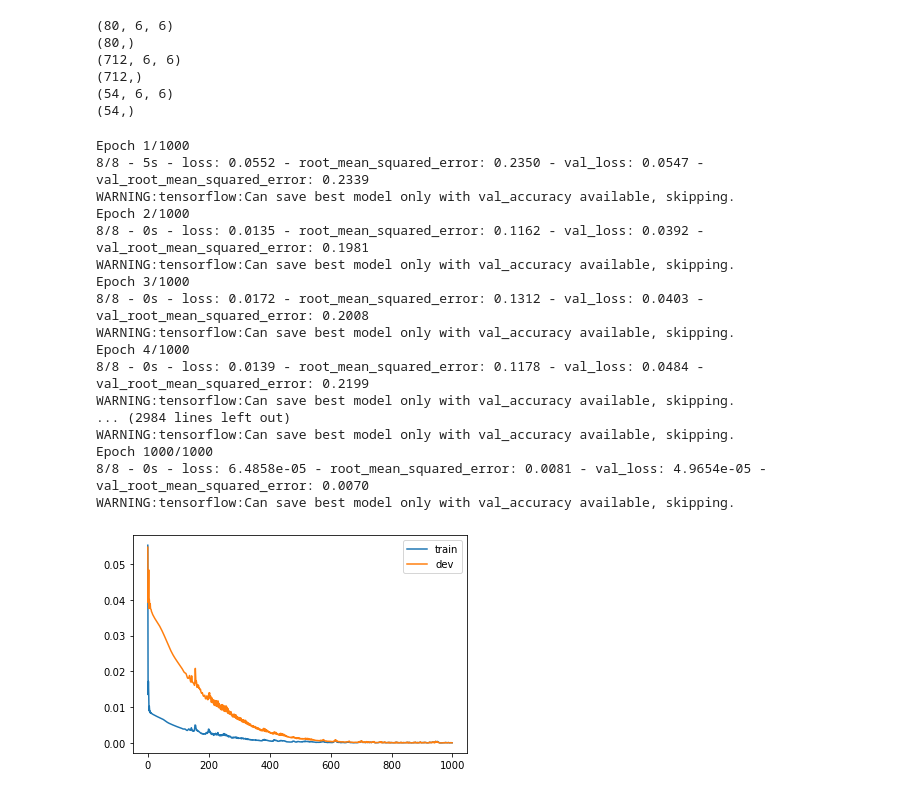
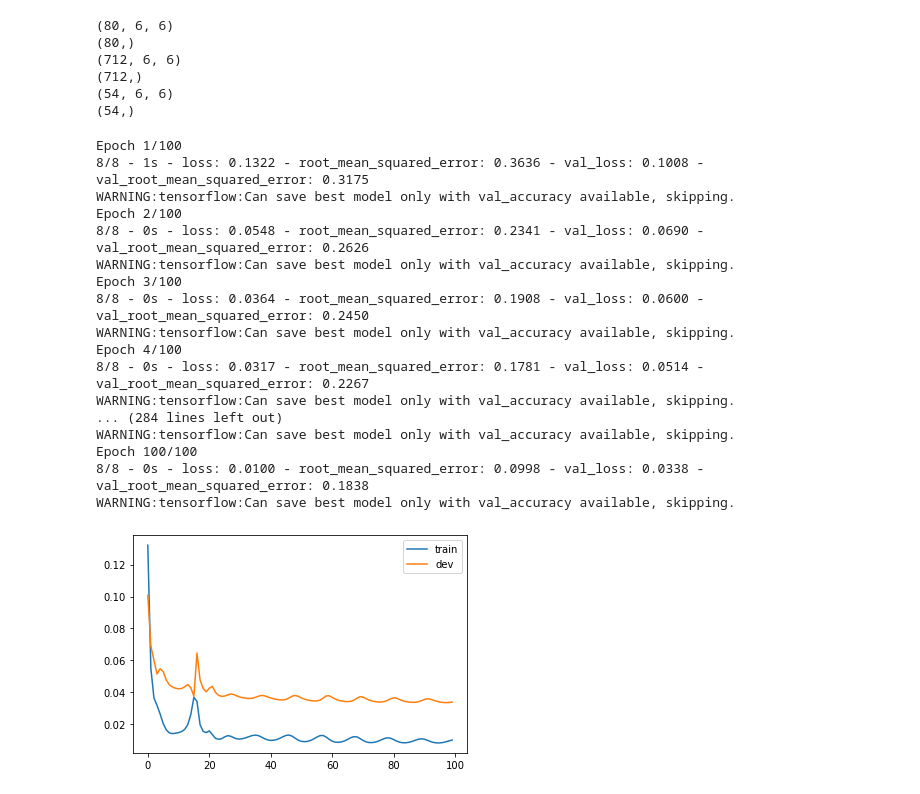
Before and after one commit to Abdul-Omira/SalmonNet, a Jupyter notebook: multivar_simple_rnn.ipynb, the cells around one changed output. Cells and saved outputs as stored; diff of their text form; code cells hidden in the pictures.

```diff
--- a/multivar_simple_rnn.ipynb
+++ b/multivar_simple_rnn.ipynb
@@ -407,7 +351,7 @@ checkpoint_filepath = '/Users/ismaelcastro/Documents/Computer Science/CS Classes
 chris_checkpoint_path = '/Users/chrisshell/Desktop/Stanford/SalmonData/Checkpoint'
 abdul_checkpoint_path = '/Users/abdul/Downloads/SalmonNet/Checkpoint'
 model_checkpoint_callback = tf.keras.callbacks.ModelCheckpoint(
-    filepath=abdul_checkpoint_path,
+    filepath=checkpoint_filepath,
     save_weights_only=True,
     monitor='val_accuracy',
     mode='max',
@@ -529,39 +474,39 @@ print(test_y.shape)
 # %%
 # design network
 model = Sequential()
 model.add(SimpleRNN(50, input_shape=(train_X.shape[1], train_X.shape[2]), return_sequences=True))
-model.add(SimpleRNN(50, return_sequences=True))
-model.add(SimpleRNN(50, return_sequences=True))
+# model.add(SimpleRNN(50, return_sequences=True))
+# model.add(SimpleRNN(50, return_sequences=True))
 model.add(SimpleRNN(1))
-model.add(Dense(1))
+# model.add(Dense(1))
 model.compile(loss='mean_squared_error', optimizer='adam',  metrics=[tf.keras.metrics.RootMeanSquaredError()])
 # fit network
 #
-history = model.fit(train_X, train_y, epochs=1000, batch_size=100, validation_data=(X_dev, y_dev), verbose=2, shuffle=False, callbacks=[model_checkpoint_callback])
+history = model.fit(train_X, train_y, epochs=100, batch_size=100, validation_data=(X_dev, y_dev), verbose=2, shuffle=False, callbacks=[model_checkpoint_callback])
 # plot history
 plt.plot(history.history['loss'], label='train')
 plt.plot(history.history['val_loss'], label='dev')
 plt.legend()
 plt.show()
 # %% [output]
-Epoch 1/1000
-8/8 - 5s - loss: 0.0552 - root_mean_squared_error: 0.2350 - val_loss: 0.0547 - val_root_mean_squared_error: 0.2339
+Epoch 1/100
+8/8 - 1s - loss: 0.1322 - root_mean_squared_error: 0.3636 - val_loss: 0.1008 - val_root_mean_squared_error: 0.3175
 WARNING:tensorflow:Can save best model only with val_accuracy available, skipping.
-Epoch 2/1000
-8/8 - 0s - loss: 0.0135 - root_mean_squared_error: 0.1162 - val_loss: 0.0392 - val_root_mean_squared_error: 0.1981
+Epoch 2/100
+8/8 - 0s - loss: 0.0548 - root_mean_squared_error: 0.2341 - val_loss: 0.0690 - val_root_mean_squared_error: 0.2626
 WARNING:tensorflow:Can save best model only with val_accuracy available, skipping.
-Epoch 3/1000
-8/8 - 0s - loss: 0.0172 - root_mean_squared_error: 0.1312 - val_loss: 0.0403 - val_root_mean_squared_error: 0.2008
+Epoch 3/100
+8/8 - 0s - loss: 0.0364 - root_mean_squared_error: 0.1908 - val_loss: 0.0600 - val_root_mean_squared_error: 0.2450
 WARNING:tensorflow:Can save best model only with val_accuracy available, skipping.
-Epoch 4/1000
-8/8 - 0s - loss: 0.0139 - root_mean_squared_error: 0.1178 - val_loss: 0.0484 - val_root_mean_squared_error: 0.2199
+Epoch 4/100
+8/8 - 0s - loss: 0.0317 - root_mean_squared_error: 0.1781 - val_loss: 0.0514 - val_root_mean_squared_error: 0.2267
 WARNING:tensorflow:Can save best model only with val_accuracy available, skipping.
-... (2984 lines left out)
+... (284 lines left out)
 WARNING:tensorflow:Can save best model only with val_accuracy available, skipping.
-Epoch 1000/1000
-8/8 - 0s - loss: 6.4858e-05 - root_mean_squared_error: 0.0081 - val_loss: 4.9654e-05 - val_root_mean_squared_error: 0.0070
+Epoch 100/100
+8/8 - 0s - loss: 0.0100 - root_mean_squared_error: 0.0998 - val_loss: 0.0338 - val_root_mean_squared_error: 0.1838
 WARNING:tensorflow:Can save best model only with val_accuracy available, skipping.
-[figure, old version]
+[figure, new version]
 # %%
 # make a prediction
 yhat = model.predict(test_X)
```
Also changed, not shown: parts of 30 cells of this notebook, 13 other files.
